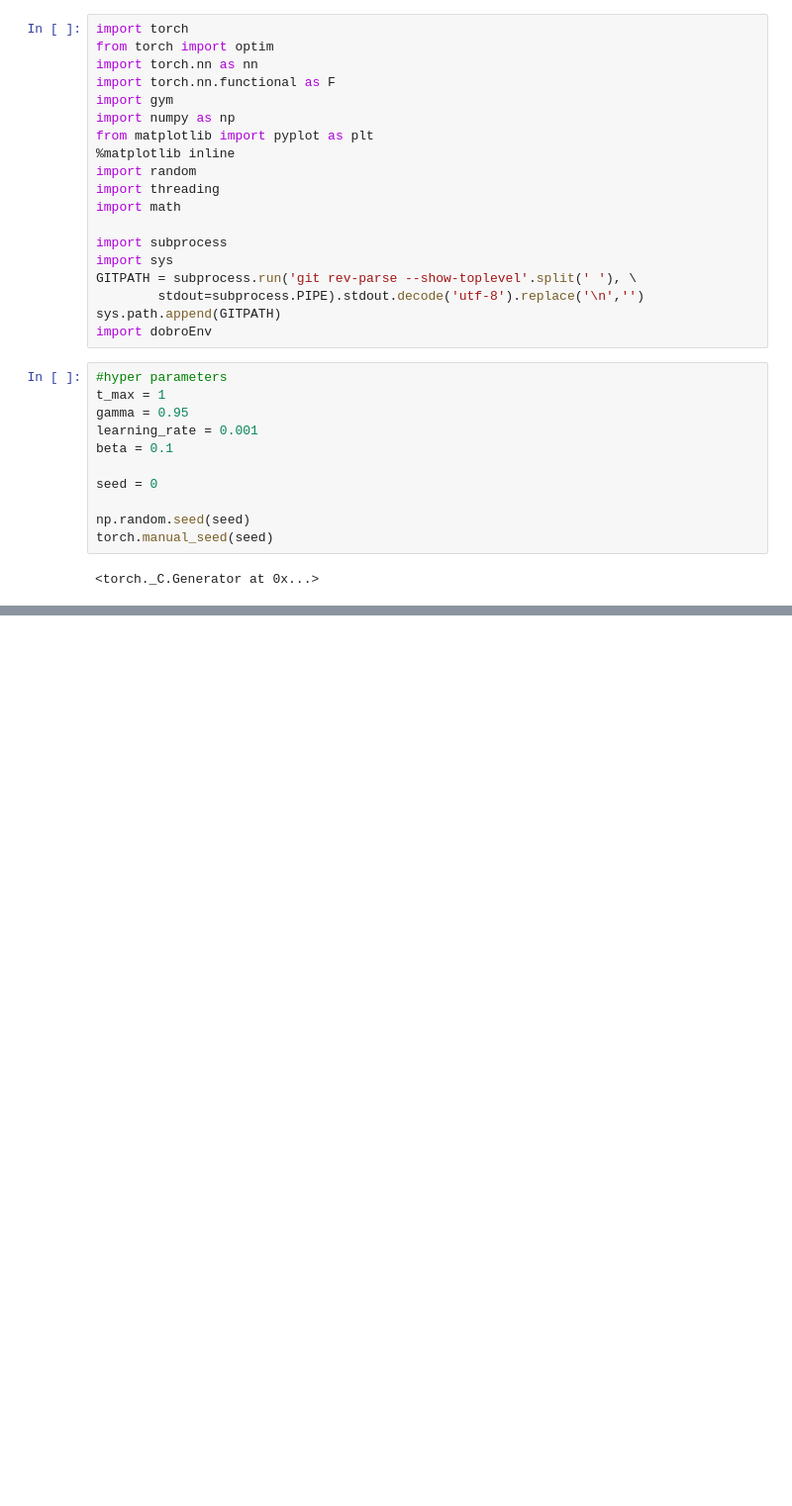
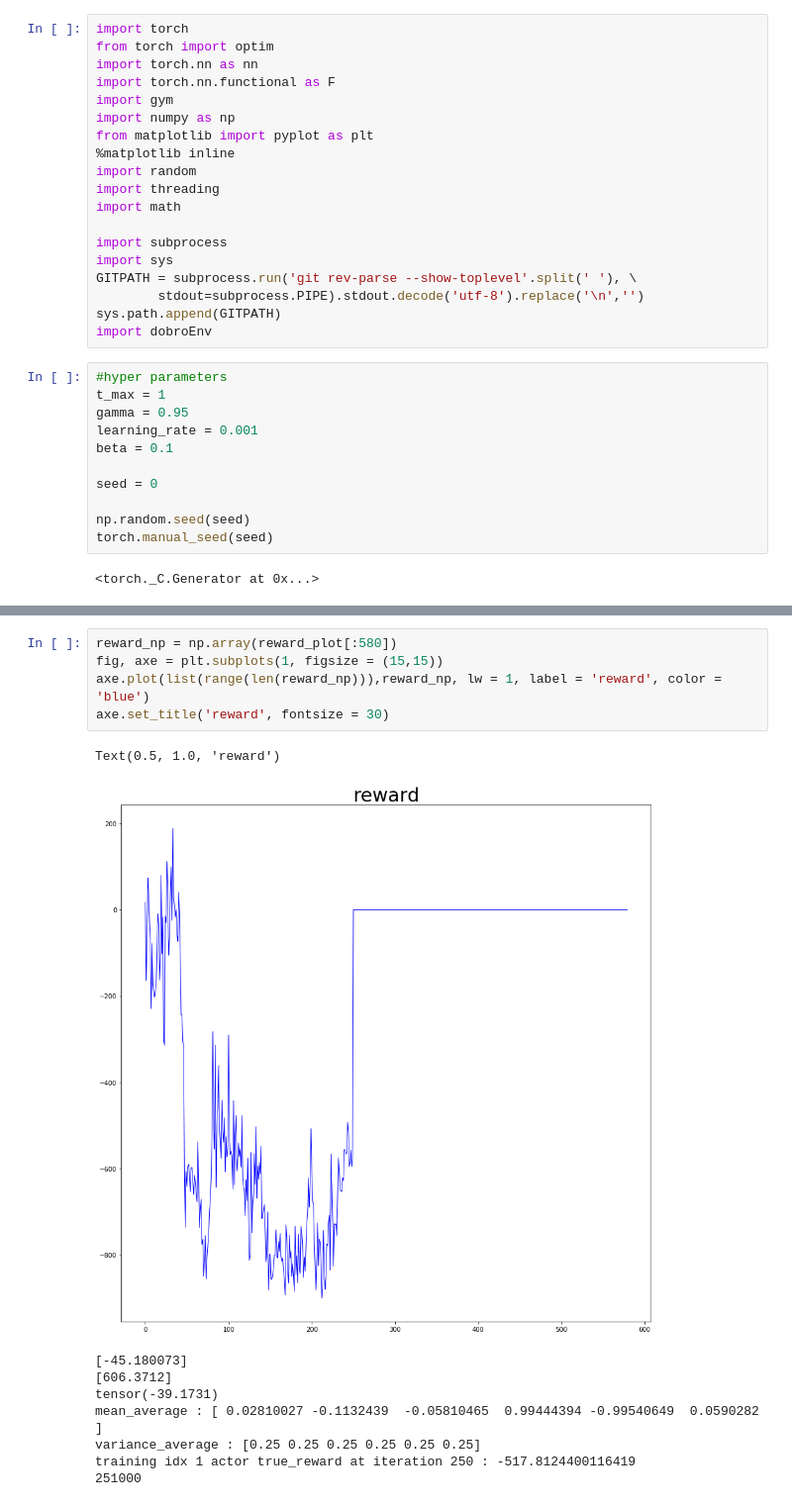
Before and after one commit to dobro12/rl_study, a Jupyter notebook: A3C/OWS/HalfCheetah_thread_1_continous.ipynb, the cells around one changed output, grey strips where cells are left out. Shown at 99% size. Cells and saved outputs as stored; diff of their text form; blank space fills up the shorter version.

```diff
--- a/A3C/OWS/HalfCheetah_thread_1_continous.ipynb
+++ b/A3C/OWS/HalfCheetah_thread_1_continous.ipynb
@@ -353,0 +354,15 @@ action = [np.random.normal(mean[i].detach(), variance[i].detach(), 1).item() for
+# %%
+reward_np = np.array(reward_plot[:580])
+fig, axe = plt.subplots(1, figsize = (15,15))
+axe.plot(list(range(len(reward_np))),reward_np, lw = 1, label = 'reward', color = 'blue')
+axe.set_title('reward', fontsize = 30)
+# %% [output]
+Text(0.5, 1.0, 'reward')
+[figure, added]
+[-45.180073]
+[606.3712]
+tensor(-39.1731)
+mean_average : [ 0.02810027 -0.1132439  -0.05810465  0.99444394 -0.99540649  0.0590282 ]
+variance_average : [0.25 0.25 0.25 0.25 0.25 0.25]
+training idx 1 actor true_reward at iteration 250 : -517.8124400116419
+251000
```
Also changed, not shown: parts of 9 cells of this notebook.
